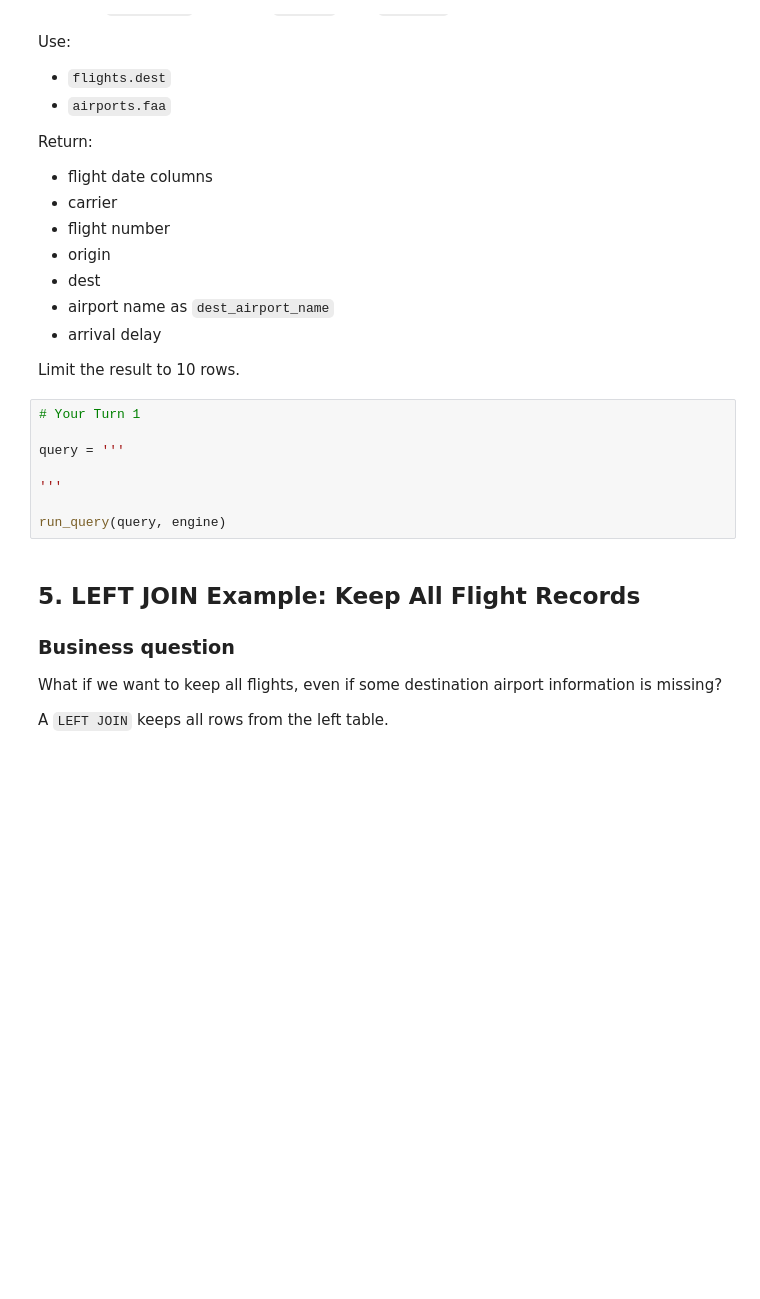
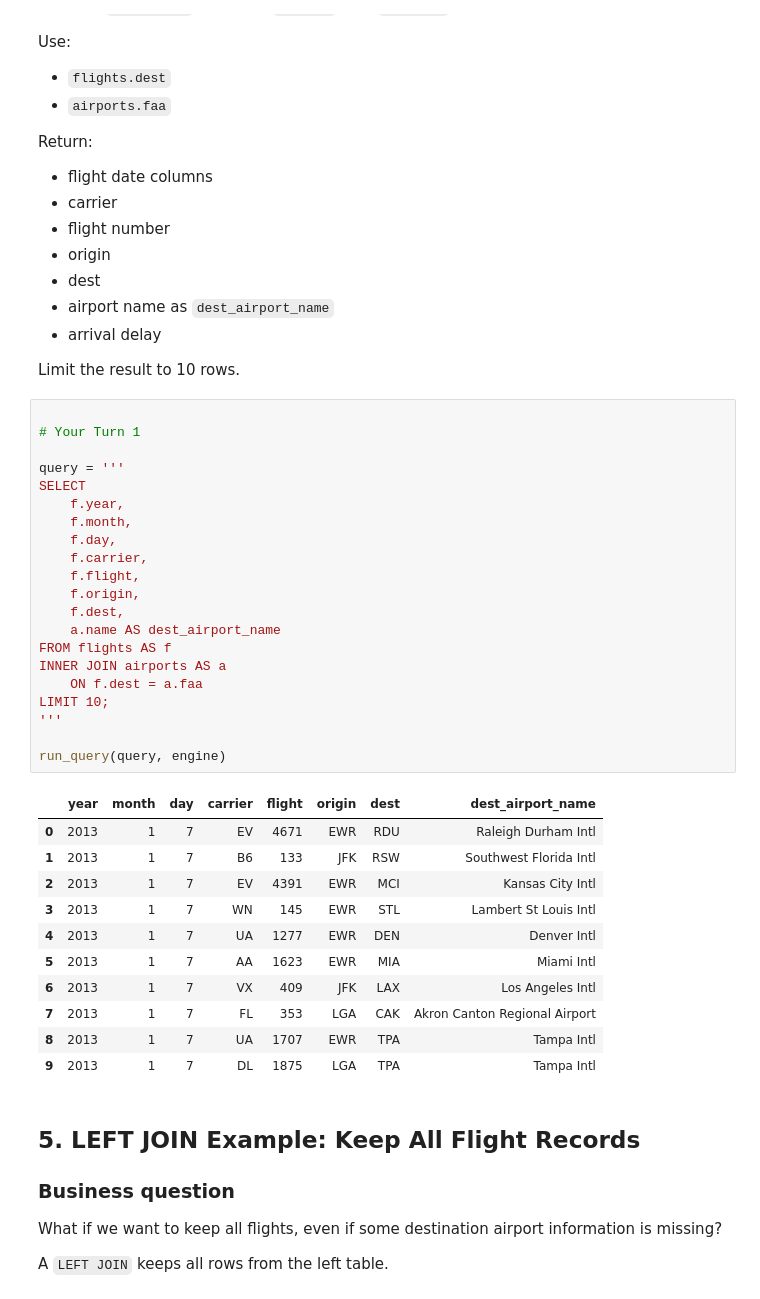
Before and after one commit to ehls1703-wq/ban6003-week-09-10-sql-abt-enrique-lopez, a Jupyter notebook: notebooks/module10_sql_joins_abt_guided_lab.ipynb, the cells around one changed output. Saved outputs shown, nothing was run; the diff lists cells and outputs as text; blank space fills up the shorter version.

```diff
--- a/notebooks/module10_sql_joins_abt_guided_lab.ipynb
+++ b/notebooks/module10_sql_joins_abt_guided_lab.ipynb
@@ -234,13 +255,38 @@ Return:
 
 Limit the result to 10 rows.
 # %%
+
 # Your Turn 1
 
 query = '''
-
+SELECT
+    f.year,
+    f.month,
+    f.day,
+    f.carrier,
+    f.flight,
+    f.origin,
+    f.dest,
+    a.name AS dest_airport_name
+FROM flights AS f
+INNER JOIN airports AS a
+    ON f.dest = a.faa
+LIMIT 10;
 '''
 
 run_query(query, engine)
+# %% [output]
+|  | year | month | day | carrier | flight | origin | dest | dest_airport_name |
+| 0 | 2013 | 1 | 7 | EV | 4671 | EWR | RDU | Raleigh Durham Intl |
+| 1 | 2013 | 1 | 7 | B6 | 133 | JFK | RSW | Southwest Florida Intl |
+| 2 | 2013 | 1 | 7 | EV | 4391 | EWR | MCI | Kansas City Intl |
+| 3 | 2013 | 1 | 7 | WN | 145 | EWR | STL | Lambert St Louis Intl |
+| 4 | 2013 | 1 | 7 | UA | 1277 | EWR | DEN | Denver Intl |
+| 5 | 2013 | 1 | 7 | AA | 1623 | EWR | MIA | Miami Intl |
+| 6 | 2013 | 1 | 7 | VX | 409 | JFK | LAX | Los Angeles Intl |
+| 7 | 2013 | 1 | 7 | FL | 353 | LGA | CAK | Akron Canton Regional Airport |
+| 8 | 2013 | 1 | 7 | UA | 1707 | EWR | TPA | Tampa Intl |
+| 9 | 2013 | 1 | 7 | DL | 1875 | LGA | TPA | Tampa Intl |
 # %% [markdown]
 ## 5. LEFT JOIN Example: Keep All Flight Records
 
```
Also changed, not shown: parts of 34 cells of this notebook, 2 other files.
